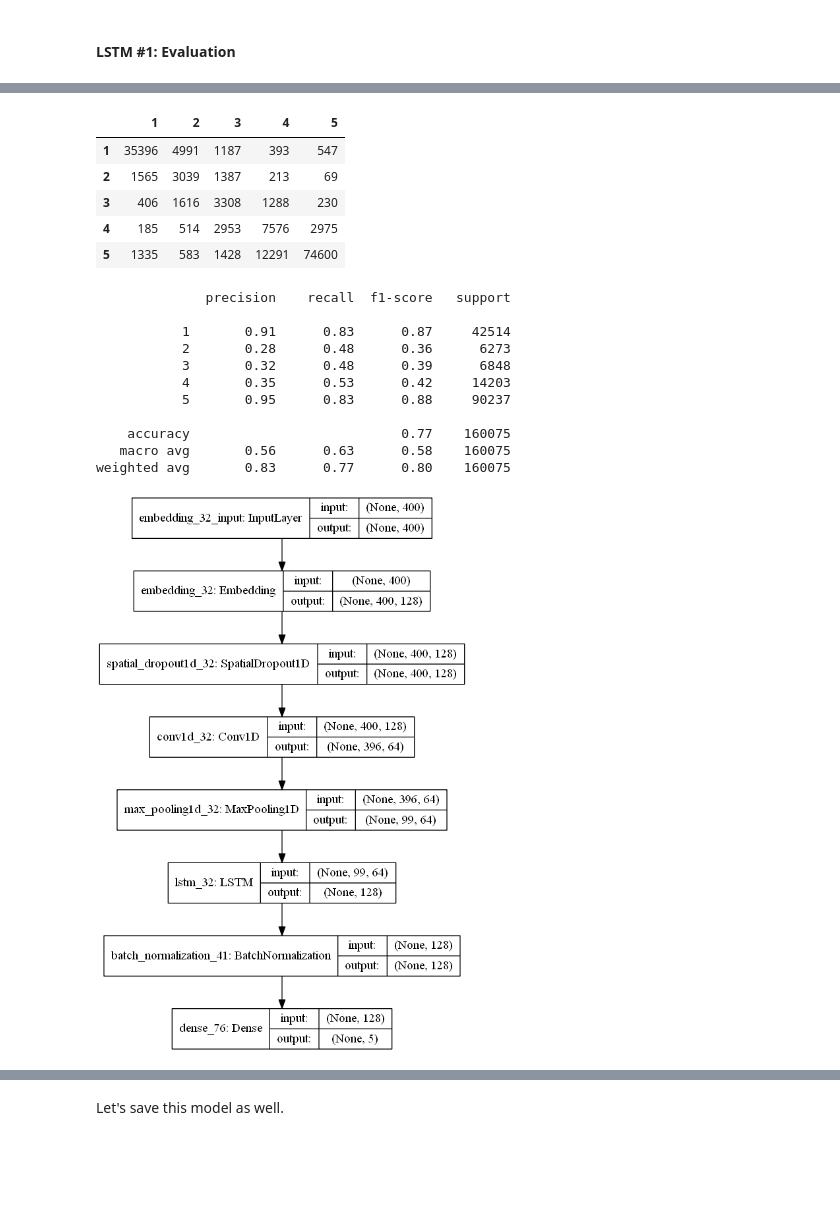
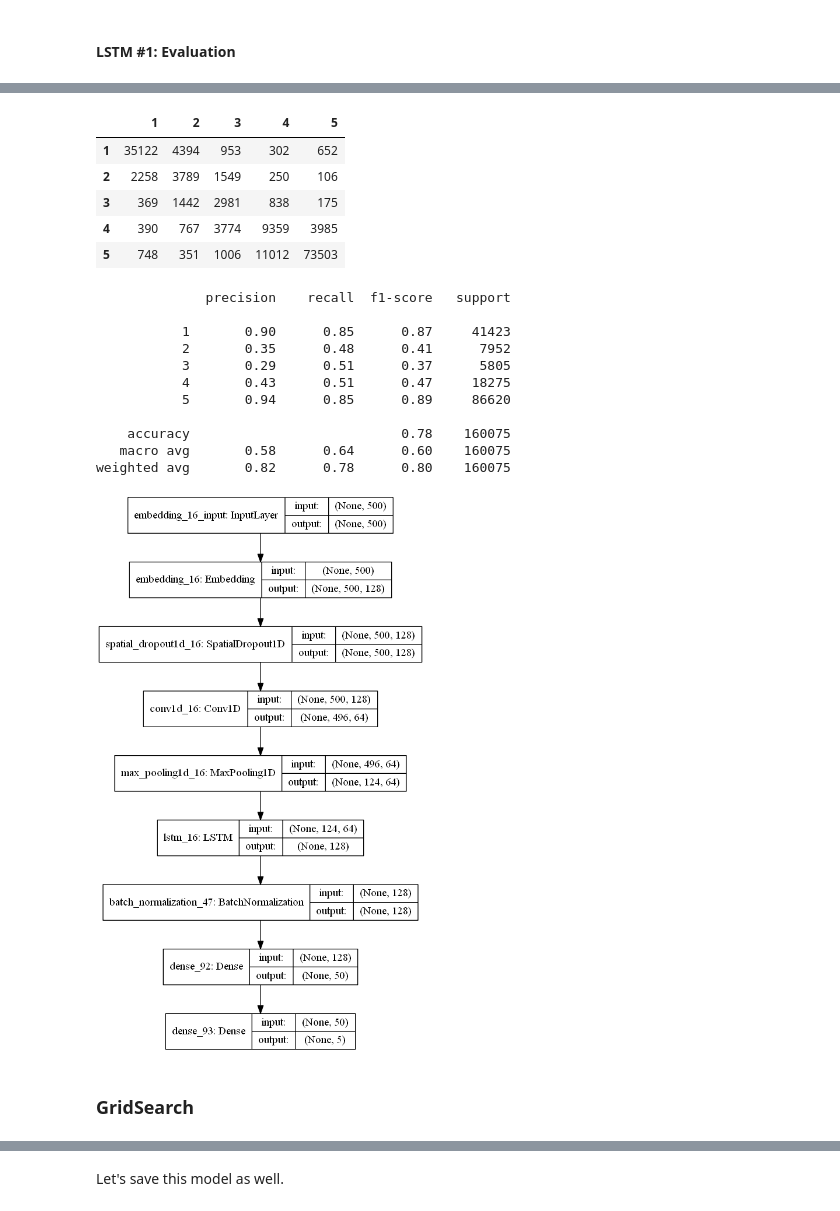
Before and after one commit to tanveed/team-t, a Jupyter notebook: NLP Yelp.ipynb, the cells around one changed output, grey strips where cells are left out. Drawn from its saved outputs; the diff is of its cells as text; code cells hidden in the pictures; blank space fills up the shorter version.

```diff
--- a/NLP Yelp.ipynb
+++ b/NLP Yelp.ipynb
@@ -169,14 +146,14 @@ clean_text(text_4)
 from keras.losses import mean_absolute_error, binary_crossentropy, categorical_crossentropy
 
 def my_custom_loss_ova(y_true, y_pred):
-    mse = mean_absolute_error(y_true, y_pred)
+    mae = mean_absolute_error(y_true, y_pred)
     crossentropy = binary_crossentropy(y_true, y_pred)
-    return mse + crossentropy
+    return mae + crossentropy
 
 def my_custom_loss(y_true, y_pred):
-    mse = mean_absolute_error(y_true, y_pred)
+    mae = mean_absolute_error(y_true, y_pred)
     crossentropy = categorical_crossentropy(y_true, y_pred)
-    return mse + crossentropy
+    return mae + crossentropy
 
 def MAE(y_true, y_pred):
     diffs = np.abs(y_true - y_pred)
@@ -187,9 +164,6 @@ def Accuracy(y_true, y_pred):
     correct = y_true == y_pred
     cor_count = np.count_nonzero(correct)
     return cor_count / len(y_true)
-
-def custom_loss(y_true, y_pred):
-    return MAE(y_true, y_pred) + Accuracy(y_true, y_pred)
 # %% [markdown]
 ### Train/Test Split (Unbalanced and balanced)
 # %%
@@ -238,13 +212,13 @@ Wall time: 1min 24s
 # %% [markdown]
 Let's save the tokenizer as well for our test submission file script.
 # %%
-# # saving
-# with open('tokenizer.pickle', 'wb') as handle:
-#     pickle.dump(tokenizer, handle, protocol=pickle.HIGHEST_PROTOCOL)
+# saving
+with open('tokenizer.pickle', 'wb') as handle:
+    pickle.dump(tokenizer, handle, protocol=pickle.HIGHEST_PROTOCOL)
 
-# # loading
-# with open('tokenizer.pickle', 'rb') as handle:
-#     tokenizer = pickle.load(handle)
+# loading
+with open('tokenizer.pickle', 'rb') as handle:
+    tokenizer = pickle.load(handle)
 # %% [markdown]
 ### Baseline Sequential Model
 # %% [markdown]
@@ -454,8 +403,8 @@ X_train, X_test, y_train, y_test = train_test_split(X, y, test_size=0.3, random_
 print(X_train.shape, y_train.shape)
 print(X_test.shape, y_test.shape)
 
-max_words = 3000
-maxlen = 400
+max_words = 5000
+maxlen = 500
 
 X_train = tokenizer.texts_to_sequences(X_train)
 X_test = tokenizer.texts_to_sequences(X_test)
@@ -470,8 +419,8 @@ Wall time: 40.8 s
 # %% [markdown]
 #### LSTM #1
 # %%
-batch_size = 512
-epochs = 5
+batch_size = 256
+epochs = 8
 
 lr_schedule = keras.optimizers.schedules.ExponentialDecay(
     initial_learning_rate=.001,
@@ -488,6 +437,7 @@ lstm.add(Conv1D(64, 5, activation='relu', kernel_regularizer=regularizers.l1_l2(
 lstm.add(MaxPooling1D(pool_size=4))
 lstm.add(LSTM(128, dropout=0.2, recurrent_dropout=0.2))
 lstm.add(BatchNormalization())
+lstm.add(Dense(50))
 lstm.add(Dense(5, activation='sigmoid'))
 
 lstm.compile(loss=my_custom_loss,
@@ -578,26 +534,28 @@ cm = confusion_matrix(y_pred_true, y_test_true)
 pd.DataFrame(cm, index=cols, columns=cols)
 # %% [output]
 |  | 1 | 2 | 3 | 4 | 5 |
-| 1 | 35396 | 4991 | 1187 | 393 | 547 |
-| 2 | 1565 | 3039 | 1387 | 213 | 69 |
-| 3 | 406 | 1616 | 3308 | 1288 | 230 |
-| 4 | 185 | 514 | 2953 | 7576 | 2975 |
-| 5 | 1335 | 583 | 1428 | 12291 | 74600 |
+| 1 | 35122 | 4394 | 953 | 302 | 652 |
+| 2 | 2258 | 3789 | 1549 | 250 | 106 |
+| 3 | 369 | 1442 | 2981 | 838 | 175 |
+| 4 | 390 | 767 | 3774 | 9359 | 3985 |
+| 5 | 748 | 351 | 1006 | 11012 | 73503 |
 # %%
 print(classification_report(y_pred_true, y_test_true))
 # %% [output]
               precision    recall  f1-score   support
 
-           1       0.91      0.83      0.87     42514
-           2       0.28      0.48      0.36      6273
-           3       0.32      0.48      0.39      6848
-           4       0.35      0.53      0.42     14203
-           5       0.95      0.83      0.88     90237
+           1       0.90      0.85      0.87     41423
+           2       0.35      0.48      0.41      7952
+           3       0.29      0.51      0.37      5805
+           4       0.43      0.51      0.47     18275
+           5       0.94      0.85      0.89     86620
 
-    accuracy                           0.77    160075
-   macro avg       0.56      0.63      0.58    160075
-weighted avg       0.83      0.77      0.80    160075
+    accuracy                           0.78    160075
+   macro avg       0.58      0.64      0.60    160075
+weighted avg       0.82      0.78      0.80    160075
 # %%
-plot_model(lstm, to_file='baseline.png', show_shapes=True)
+plot_model(lstm, to_file='lstm.png', show_shapes=True)
 # %% [output]
-[figure, old version]
+[figure, new version]
+# %% [markdown]
+### GridSearch
```
Also changed, not shown: parts of 120 cells of this notebook, 16 other files.
